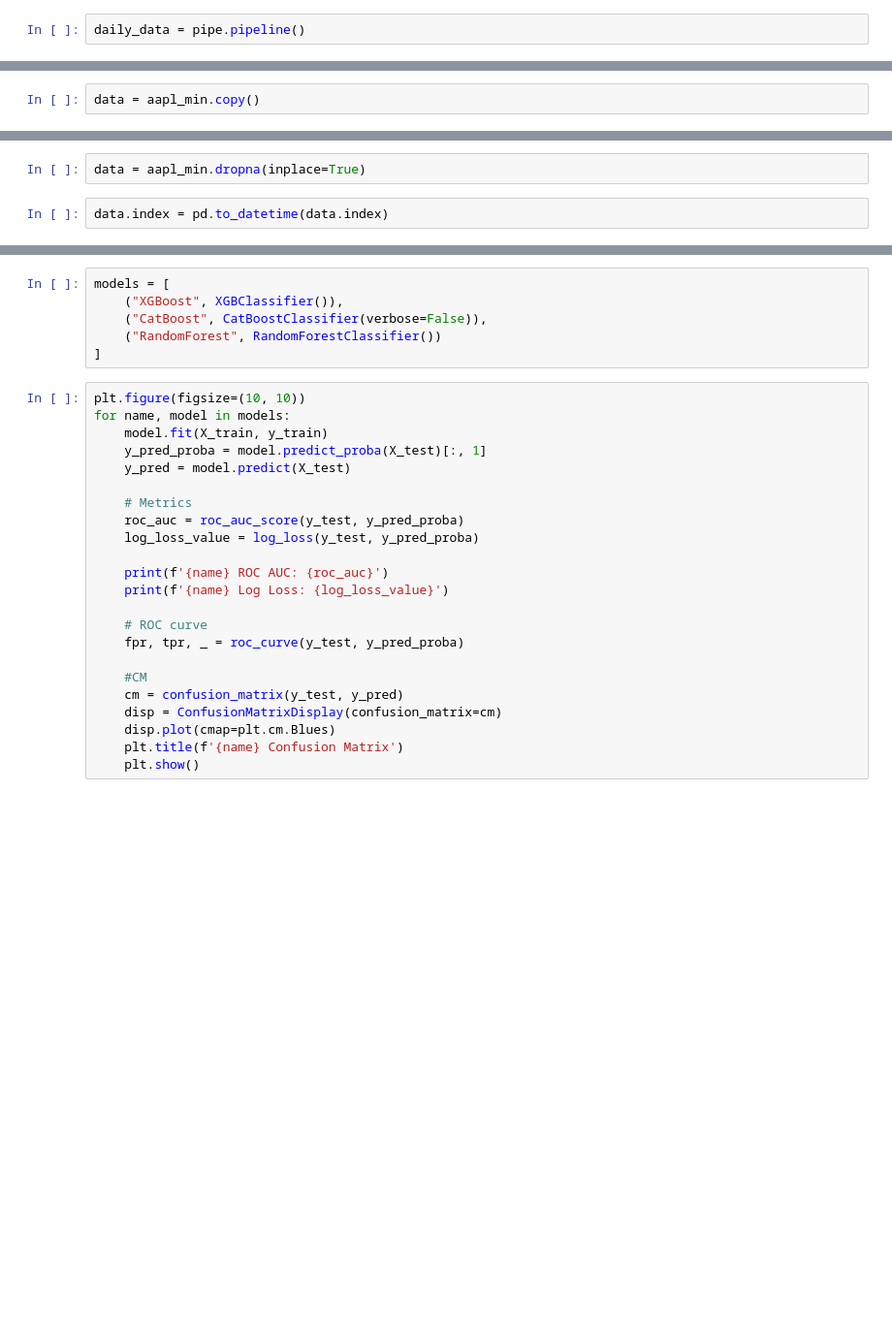
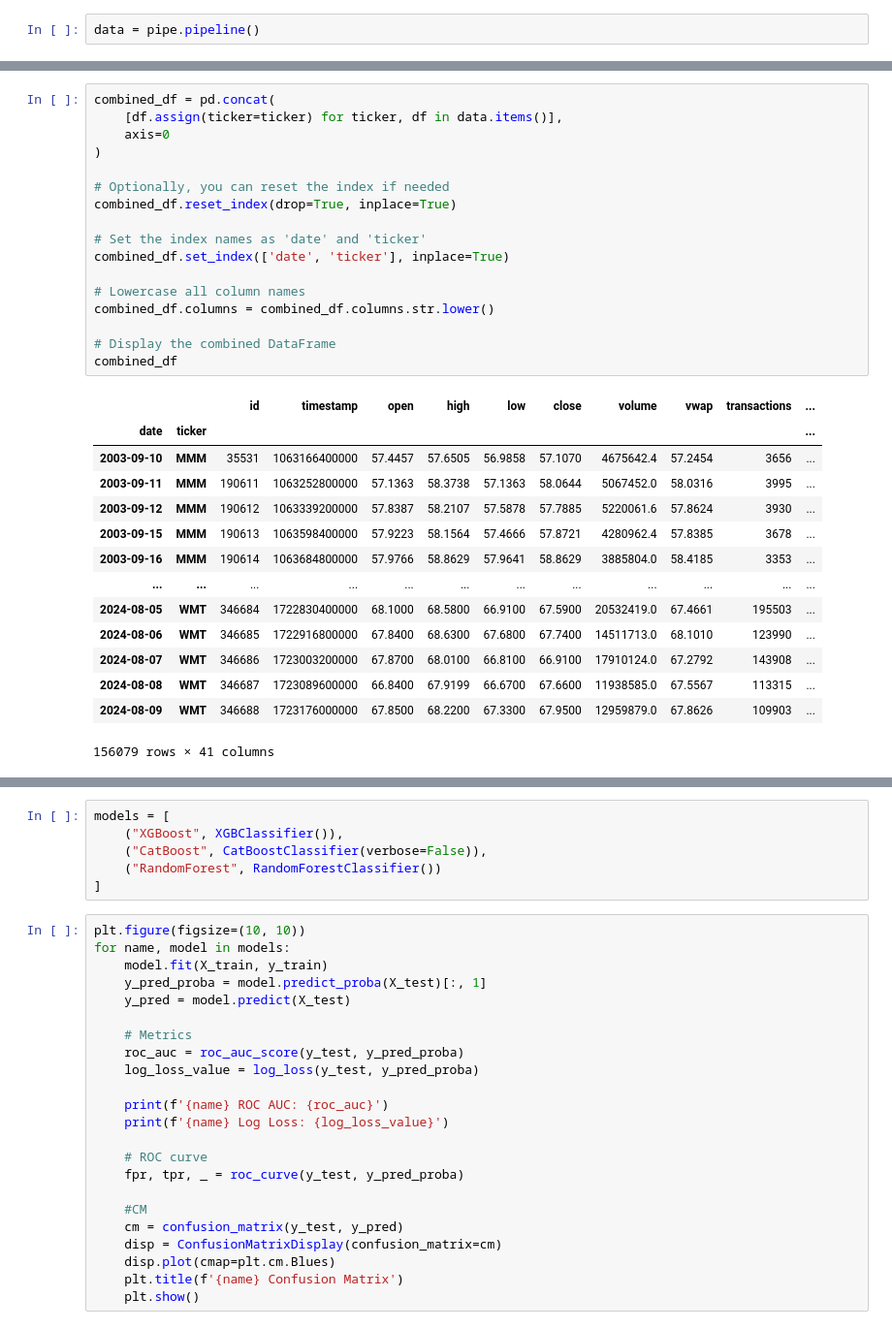
Before and after one commit to rravinet/algo_trading, a Jupyter notebook: Modelling/model.ipynb, the cells around one changed output, grey strips where cells are left out. Shown: that part at 97% size. Drawn from its saved outputs; the diff is of its cells as text; blank space fills up the shorter version.

```diff
--- a/Modelling/model.ipynb
+++ b/Modelling/model.ipynb
@@ -34,2 +40,2 @@ pipe = Pipeline(tickers)
 # %%
-daily_data = pipe.pipeline()
+data = pipe.pipeline()
@@ -69,4 +42,2 @@ aapl_min
-# %%
-data = aapl_min.copy()
 # %%
 data
@@ -73,4 +62,32 @@ data
-# %%
-data = aapl_min.dropna(inplace=True)
-# %%
-data.index = pd.to_datetime(data.index)
+# %%
+combined_df = pd.concat(
+    [df.assign(ticker=ticker) for ticker, df in data.items()],
+    axis=0
+)
+
+# Optionally, you can reset the index if needed
+combined_df.reset_index(drop=True, inplace=True)
+
+# Set the index names as 'date' and 'ticker'
+combined_df.set_index(['date', 'ticker'], inplace=True)
+
+# Lowercase all column names
+combined_df.columns = combined_df.columns.str.lower()
+
+# Display the combined DataFrame
+combined_df
+# %% [output]
+|  |  | id | timestamp | open | high | low | close | volume | vwap | transactions | ... |
+| date | ticker |  |  |  |  |  |  |  |  |  | ... |
+| 2003-09-10 | MMM | 35531 | 1063166400000 | 57.4457 | 57.6505 | 56.9858 | 57.1070 | 4675642.4 | 57.2454 | 3656 | ... |
+| 2003-09-11 | MMM | 190611 | 1063252800000 | 57.1363 | 58.3738 | 57.1363 | 58.0644 | 5067452.0 | 58.0316 | 3995 | ... |
+| 2003-09-12 | MMM | 190612 | 1063339200000 | 57.8387 | 58.2107 | 57.5878 | 57.7885 | 5220061.6 | 57.8624 | 3930 | ... |
+| 2003-09-15 | MMM | 190613 | 1063598400000 | 57.9223 | 58.1564 | 57.4666 | 57.8721 | 4280962.4 | 57.8385 | 3678 | ... |
+| 2003-09-16 | MMM | 190614 | 1063684800000 | 57.9766 | 58.8629 | 57.9641 | 58.8629 | 3885804.0 | 58.4185 | 3353 | ... |
+| ... | ... | ... | ... | ... | ... | ... | ... | ... | ... | ... | ... |
+| 2024-08-05 | WMT | 346684 | 1722830400000 | 68.1000 | 68.5800 | 66.9100 | 67.5900 | 20532419.0 | 67.4661 | 195503 | ... |
+| 2024-08-06 | WMT | 346685 | 1722916800000 | 67.8400 | 68.6300 | 67.6800 | 67.7400 | 14511713.0 | 68.1010 | 123990 | ... |
+| 2024-08-07 | WMT | 346686 | 1723003200000 | 67.8700 | 68.0100 | 66.8100 | 66.9100 | 17910124.0 | 67.2792 | 143908 | ... |
+| 2024-08-08 | WMT | 346687 | 1723089600000 | 66.8400 | 67.9199 | 66.6700 | 67.6600 | 11938585.0 | 67.5567 | 113315 | ... |
+| 2024-08-09 | WMT | 346688 | 1723176000000 | 67.8500 | 68.2200 | 67.3300 | 67.9500 | 12959879.0 | 67.8626 | 109903 | ... |
+156079 rows × 41 columns
```
Also changed, not shown: parts of 35 cells of this notebook, 9 other files.
